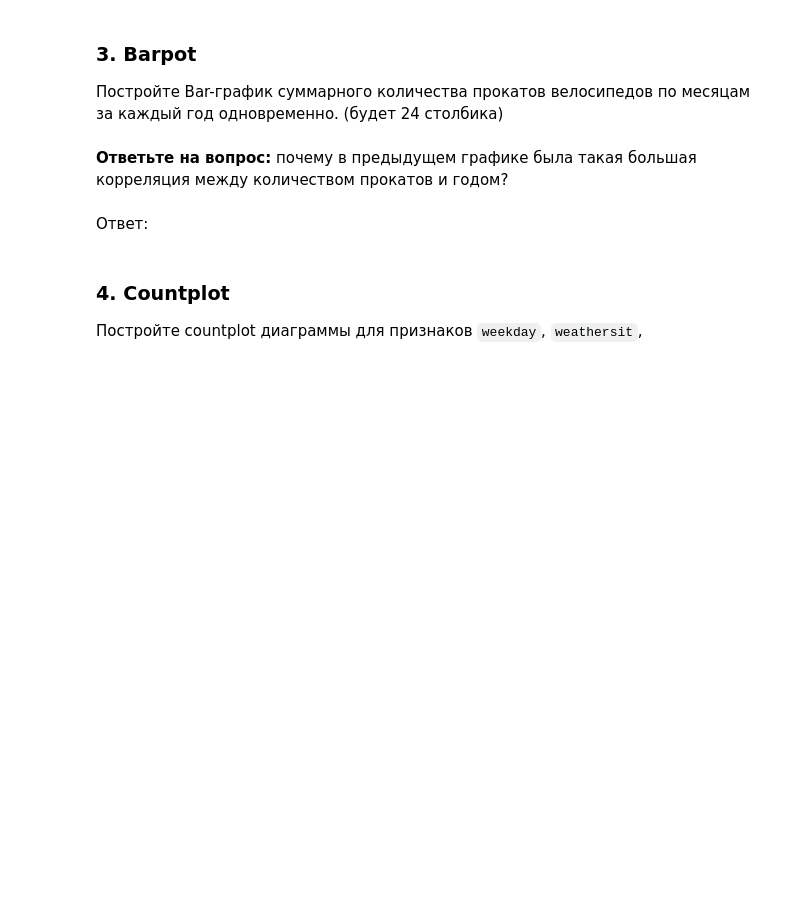
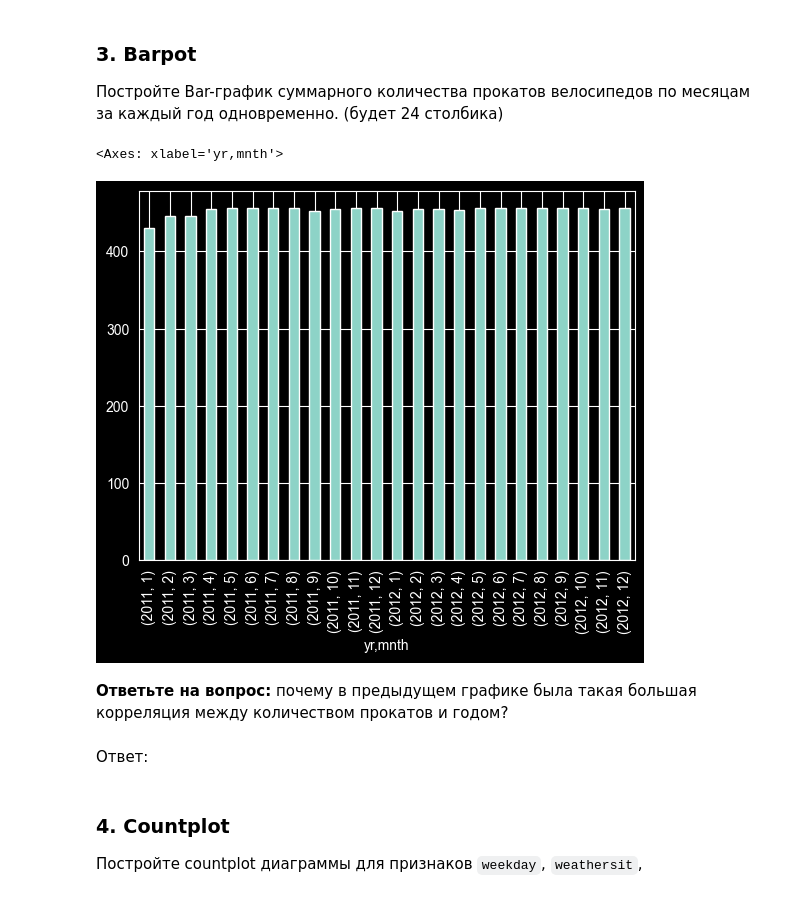
Before and after one commit to Calrission/MIIGAIK-Computer-Math, a Jupyter notebook: 5. Библиотека Pandas. Визуальный анализ данных/Практическая_работа_№5_Библиотека_Pandas.ipynb, the cells around one changed output. Drawn from its saved outputs; the diff is of its cells as text; code cells hidden in the pictures; blank space fills up the shorter version.

```diff
--- a/5. Библиотека Pandas. Визуальный анализ данных/Практическая_работа_№5_Библиотека_Pandas.ipynb
+++ b/5. Библиотека Pandas. Визуальный анализ данных/Практическая_работа_№5_Библиотека_Pandas.ipynb
@@ -442,6 +297,11 @@ _(чем больше значение, тем больше прокатов и
 ### 3. Barpot
 
 Постройте Bar-график суммарного количества прокатов велосипедов по месяцам за каждый год одновременно. (будет 24 столбика)
+# %%
+df.groupby(["yr", "mnth"])["cnt"].count().plot.bar()
+# %% [output]
+<Axes: xlabel='yr,mnth'>
+[figure, added]
 # %% [markdown]
 **Ответьте на вопрос:** почему в предыдущем графике была такая большая корреляция между количеством прокатов и годом?
 # %% [markdown]
```
Also changed, not shown: parts of 56 cells of this notebook, 1 other file.
